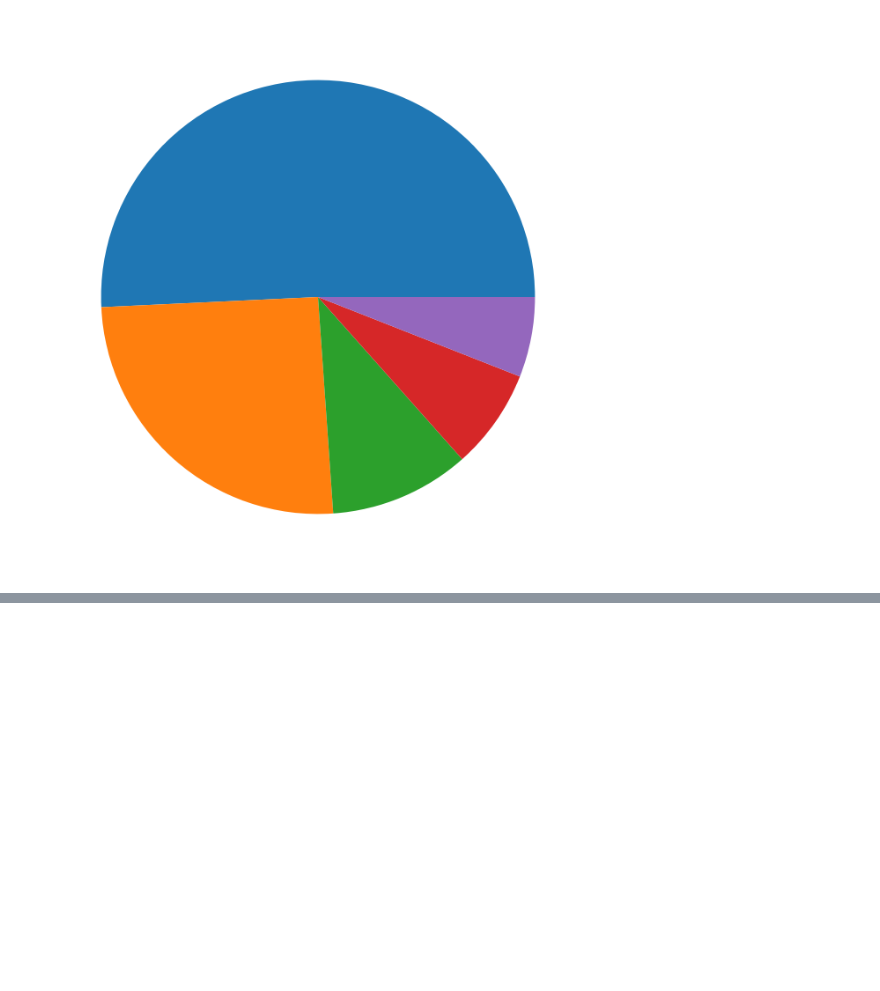
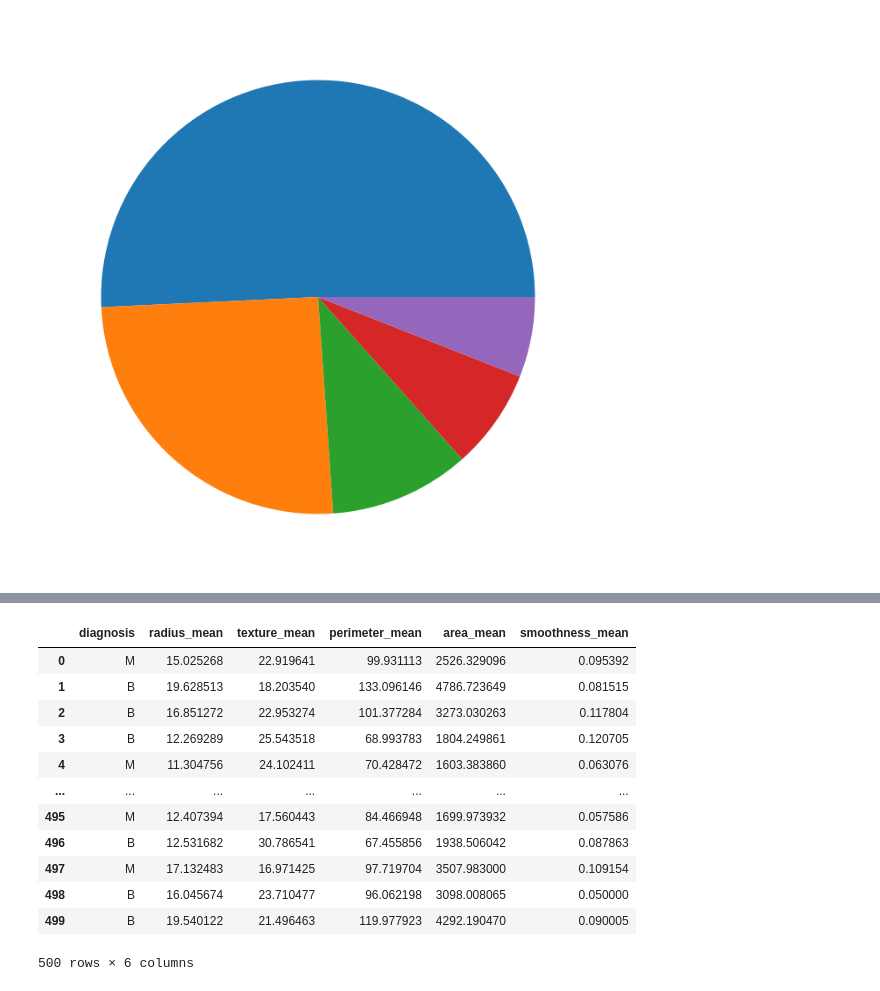
Before and after one commit to ntung-07/LAP-TRINH-PYTHON-NEU, a Jupyter notebook: MOCK_EXAM/Mock_answer.ipynb, the cells around one changed output, grey strips where cells are left out. Drawn from its saved outputs; the diff is of its cells as text; code cells hidden in the pictures; blank space fills up the shorter version.

```diff
--- a/MOCK_EXAM/Mock_answer.ipynb
+++ b/MOCK_EXAM/Mock_answer.ipynb
@@ -143,0 +147,5 @@ plt.pie(count_book)
+# %%
+# a
+
+df = pd.read_csv("tumor01.csv")
+df.head(5)
@@ -143,0 +159,16 @@ plt.pie(count_book)
+# %%
+df
+# %% [output]
+|  | diagnosis | radius_mean | texture_mean | perimeter_mean | area_mean | smoothness_mean |
+| 0 | M | 15.025268 | 22.919641 | 99.931113 | 2526.329096 | 0.095392 |
+| 1 | B | 19.628513 | 18.203540 | 133.096146 | 4786.723649 | 0.081515 |
+| 2 | B | 16.851272 | 22.953274 | 101.377284 | 3273.030263 | 0.117804 |
+| 3 | B | 12.269289 | 25.543518 | 68.993783 | 1804.249861 | 0.120705 |
+| 4 | M | 11.304756 | 24.102411 | 70.428472 | 1603.383860 | 0.063076 |
+| ... | ... | ... | ... | ... | ... | ... |
+| 495 | M | 12.407394 | 17.560443 | 84.466948 | 1699.973932 | 0.057586 |
+| 496 | B | 12.531682 | 30.786541 | 67.455856 | 1938.506042 | 0.087863 |
+| 497 | M | 17.132483 | 16.971425 | 97.719704 | 3507.983000 | 0.109154 |
+| 498 | B | 16.045674 | 23.710477 | 96.062198 | 3098.008065 | 0.050000 |
+| 499 | B | 19.540122 | 21.496463 | 119.977923 | 4292.190470 | 0.090005 |
+500 rows × 6 columns
```
Also changed, not shown: parts of 4 cells of this notebook, 20 other files.
